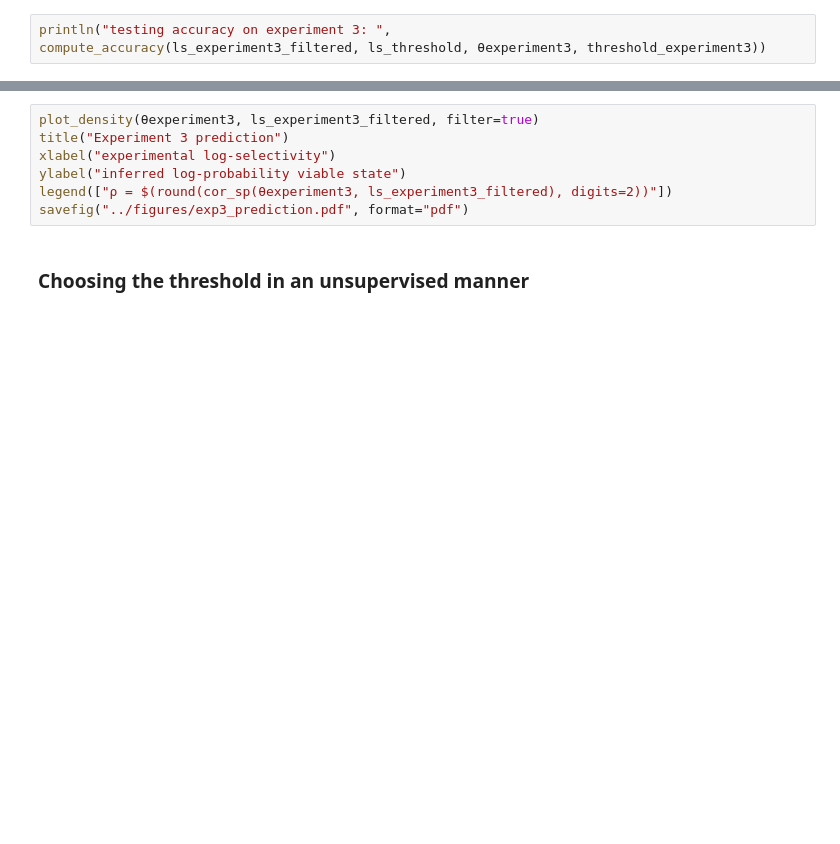
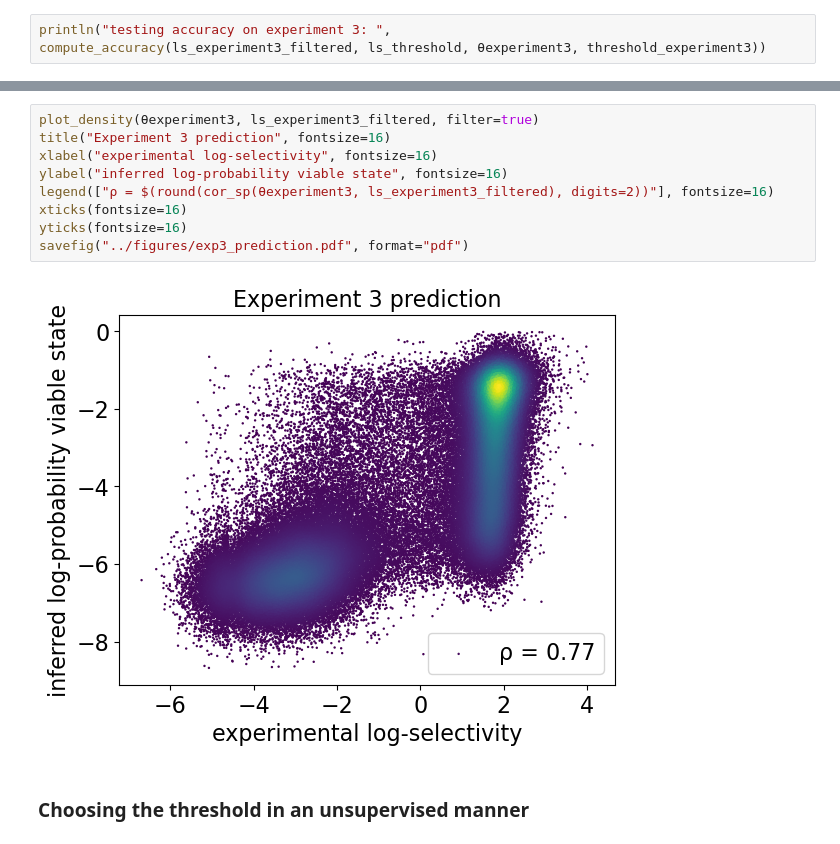
Before and after one commit to matteodeleonardis/unsupervised_aav2, a Jupyter notebook: analysis/experiment2.ipynb, the cells around one changed output, grey strips where cells are left out. Cells and saved outputs as stored; diff of their text form; blank space fills up the shorter version.

```diff
--- a/analysis/experiment2.ipynb
+++ b/analysis/experiment2.ipynb
@@ -262,10 +285,14 @@ confusion_mat_gscore_exp3 = confusion_matrix(ls_experiment3_filtered, ls_thresho
 # %%
 plot_density(θexperiment3, ls_experiment3_filtered, filter=true)
-title("Experiment 3 prediction")
-xlabel("experimental log-selectivity")
-ylabel("inferred log-probability viable state")
-legend(["ρ = $(round(cor_sp(θexperiment3, ls_experiment3_filtered), digits=2))"])
+title("Experiment 3 prediction", fontsize=16)
+xlabel("experimental log-selectivity", fontsize=16)
+ylabel("inferred log-probability viable state", fontsize=16)
+legend(["ρ = $(round(cor_sp(θexperiment3, ls_experiment3_filtered), digits=2))"], fontsize=16)
+xticks(fontsize=16)
+yticks(fontsize=16)
 savefig("../figures/exp3_prediction.pdf", format="pdf")
+# %% [output]
+[figure, added]
 # %% [markdown]
 ### Choosing the threshold in an unsupervised manner
 # %%
```
Also changed, not shown: parts of 23 cells of this notebook, 5 other files.
